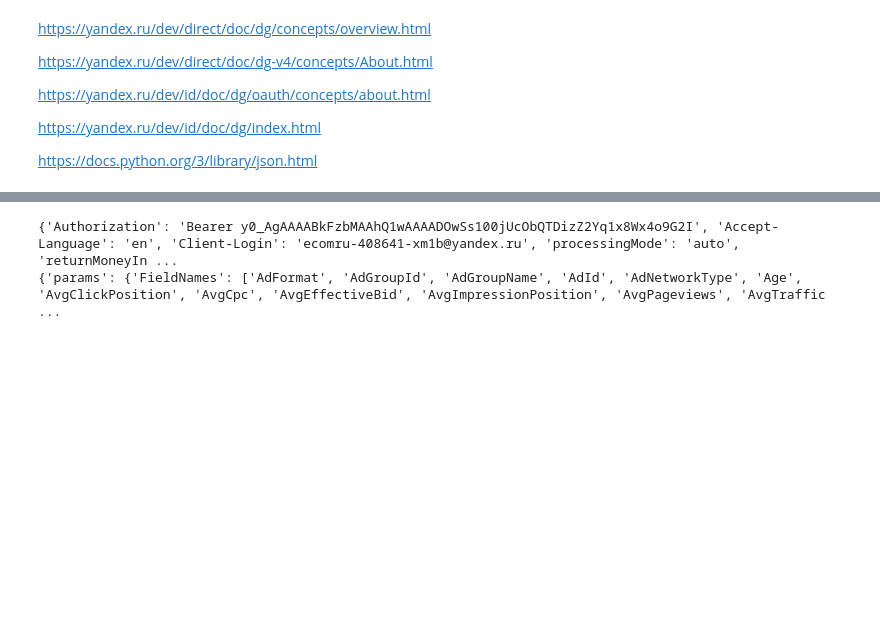
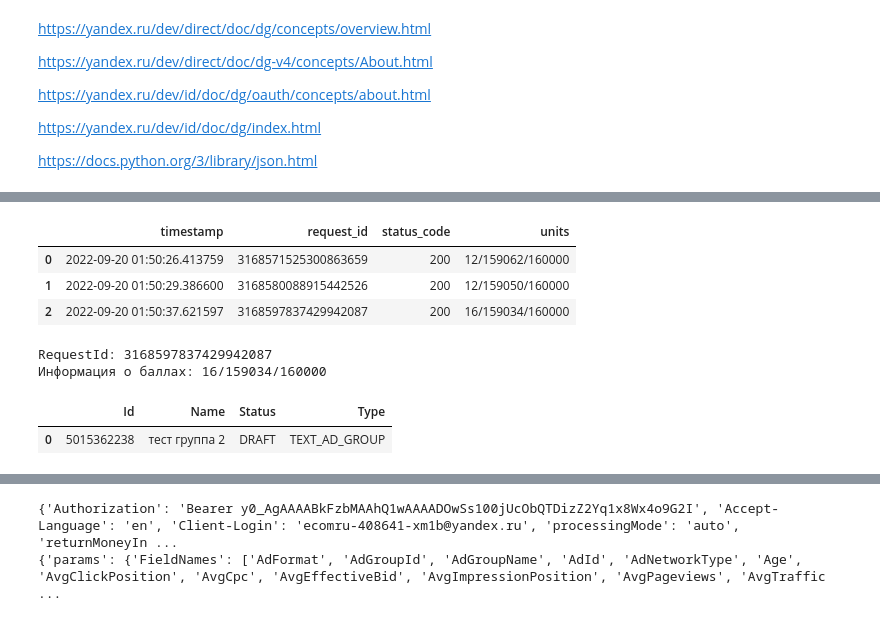
Before and after one commit to FED32/yandex_direct_parser, a Jupyter notebook: yandex_direct_class.ipynb, the cells around one changed output, grey strips where cells are left out. Drawn from its saved outputs; the diff is of its cells as text; code cells hidden in the pictures; blank space fills up the shorter version.

```diff
--- a/yandex_direct_class.ipynb
+++ b/yandex_direct_class.ipynb
@@ -1456,3 +1552,18 @@ print(direct.get_forecast_list())
+# %%
+pd.DataFrame(direct.counter)
+# %% [output]
+|  | timestamp | request_id | status_code | units |
+| 0 | 2022-09-20 01:50:26.413759 | 3168571525300863659 | 200 | 12/159062/160000 |
+| 1 | 2022-09-20 01:50:29.386600 | 3168580088915442526 | 200 | 12/159050/160000 |
+| 2 | 2022-09-20 01:50:37.621597 | 3168597837429942087 | 200 | 16/159034/160000 |
+# %%
+groups = direct.get_groups(campaigns=campaigns_list)
+pd.DataFrame(groups.json()['result']['AdGroups'])
+# %% [output]
+RequestId: 3168597837429942087
+Информация о баллах: 16/159034/160000
+|  | Id | Name | Status | Type |
+| 0 | 5015362238 | тест группа 2 | DRAFT | TEXT_AD_GROUP |
 # %%
 # acc_stat = direct.get_stat_report(
 # #     field_names,
```
Also changed, not shown: parts of 10 cells of this notebook.
